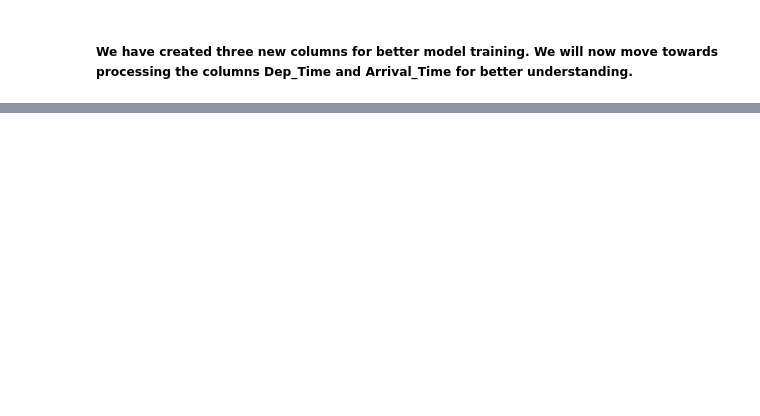
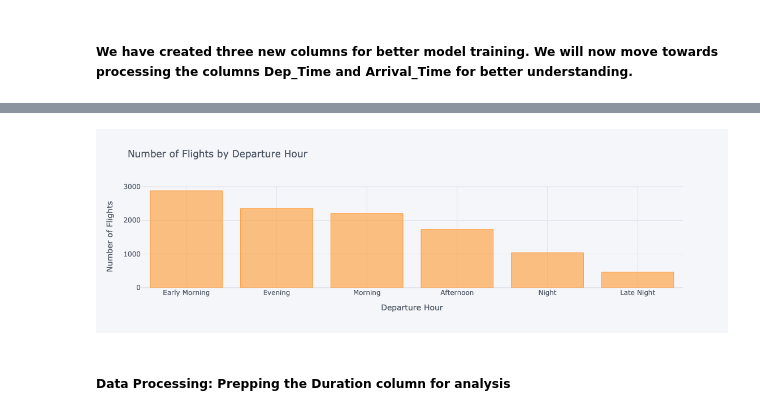
Before and after one commit to vanitiwari/Flight_Price_Prediction, a Jupyter notebook: Flight price prediction model.ipynb, the cells around one changed output, grey strips where cells are left out. Cells and saved outputs as stored; diff of their text form; code cells hidden in the pictures; blank space fills up the shorter version.

```diff
--- a/Flight price prediction model.ipynb
+++ b/Flight price prediction model.ipynb
@@ -213,0 +354,11 @@ data.head(3)
+# %%
+data['Dep_Time_Hour'].apply(flight_dep_time).value_counts().iplot(
+    kind='bar',
+    xTitle='Departure Hour',
+    yTitle='Number of Flights',
+    title='Number of Flights by Departure Hour'
+)
+# %% [output]
+[figure, added]
+# %% [markdown]
+##### Data Processing: Prepping the Duration column for analysis #####
```
Also changed, not shown: parts of 26 cells of this notebook.
